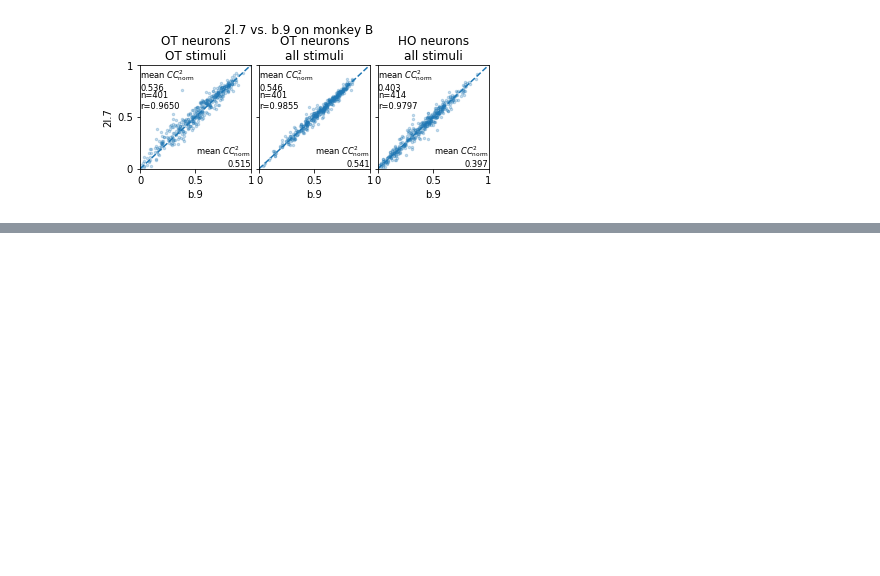
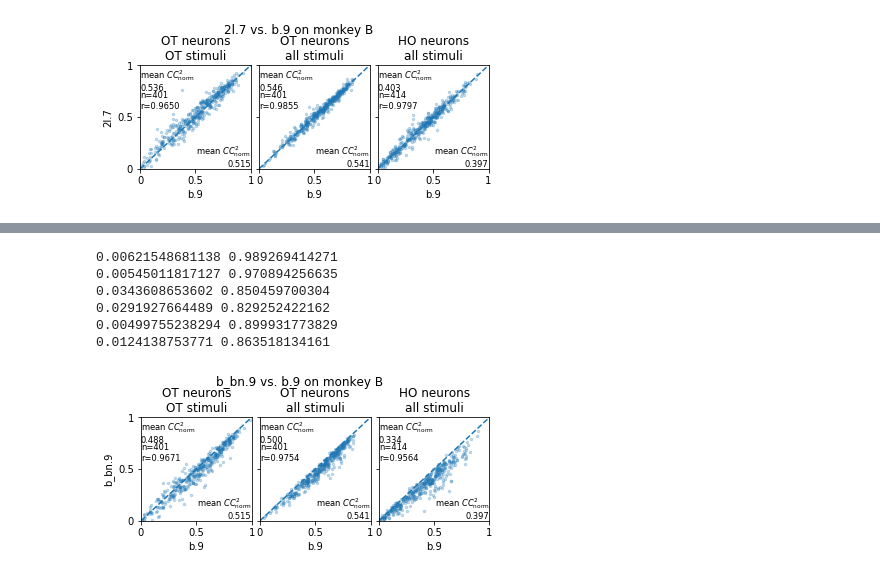
Before and after one commit to leelabcnbc/tang_jcompneuro_revision, a Jupyter notebook: results_ipynb/plots/supp/cnn_different_arch.ipynb, the cells around one changed output, grey strips where cells are left out. Cells and saved outputs as stored; diff of their text form; code cells hidden in the pictures; blank space fills up the shorter version.

```diff
--- a/results_ipynb/plots/supp/cnn_different_arch.ipynb
+++ b/results_ipynb/plots/supp/cnn_different_arch.ipynb
@@ -145,0 +157,10 @@ draw_one_stuff('MkE2_Shape', 'b.9', '2l_k4d2_k3d1p1.7', 'base_vs_2l_E2')
+# %%
+draw_one_stuff('MkE2_Shape', 'b.9', 'b_bn.9', 'base_vs_baseBN_E2')
+# %% [output]
+0.00621548681138 0.989269414271
+0.00545011817127 0.970894256635
+0.0343608653602 0.850459700304
+0.0291927664489 0.829252422162
+0.00499755238294 0.899931773829
+0.0124138753771 0.863518134161
+[figure, added]
```
Also changed, not shown: parts of 5 cells of this notebook.
